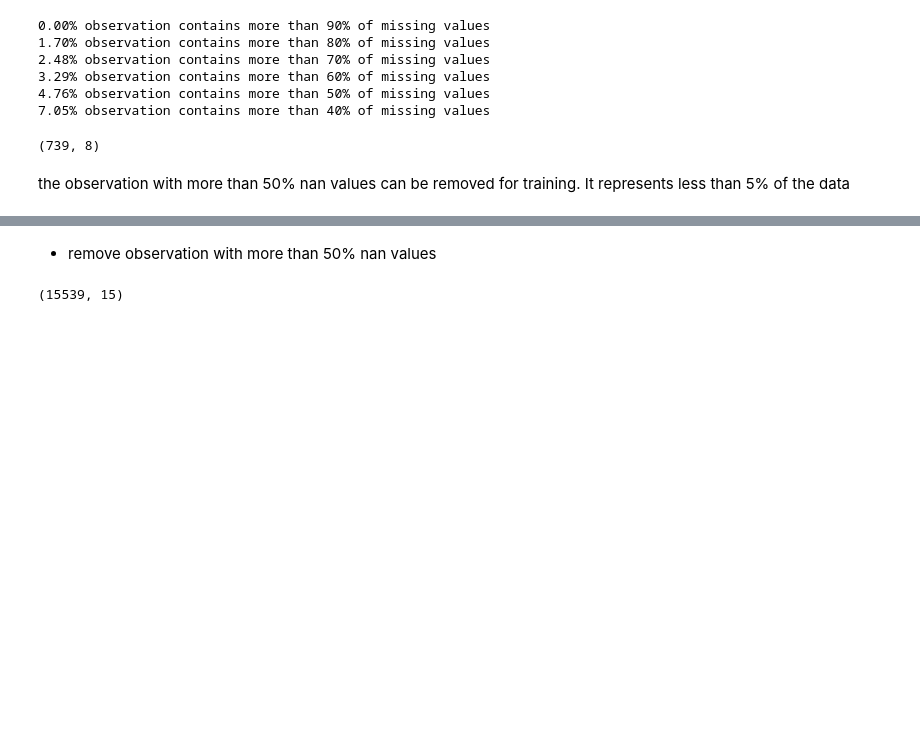
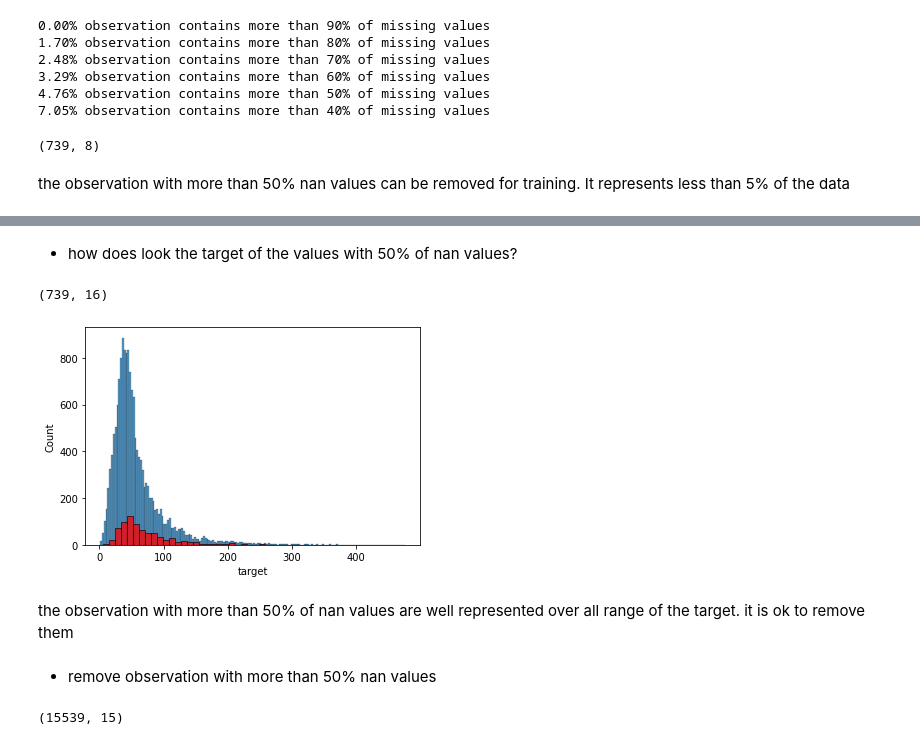
Before and after one commit to sm4rtm4art/airquality, a Jupyter notebook: alternative_EDA.ipynb, the cells around one changed output, grey strips where cells are left out. Saved outputs shown, nothing was run; the diff lists cells and outputs as text; code cells hidden in the pictures; blank space fills up the shorter version.

```diff
--- a/alternative_EDA.ipynb
+++ b/alternative_EDA.ipynb
@@ -128,3 +141,16 @@ data_nan[(data_nan['sum']<=1)]
+# %% [markdown]
+- how does look the target of the values with 50% of nan values?
+# %%
+target_w_50nan = train.join(data_nan['sum'])[(train.join(data_nan['sum'])['sum']>50)]
+sns.histplot(train.target)
+sns.histplot(target_w_50nan.target, color='red')
+
+target_w_50nan.shape
+# %% [output]
+(739, 16)
+[figure, added]
+# %% [markdown]
+the observation with more than 50% of nan values are well represented over all range of the target. it is ok to remove them
 # %% [markdown]
 - remove observation with more than 50% nan values
 # %%
```
Also changed, not shown: parts of 16 cells of this notebook.
